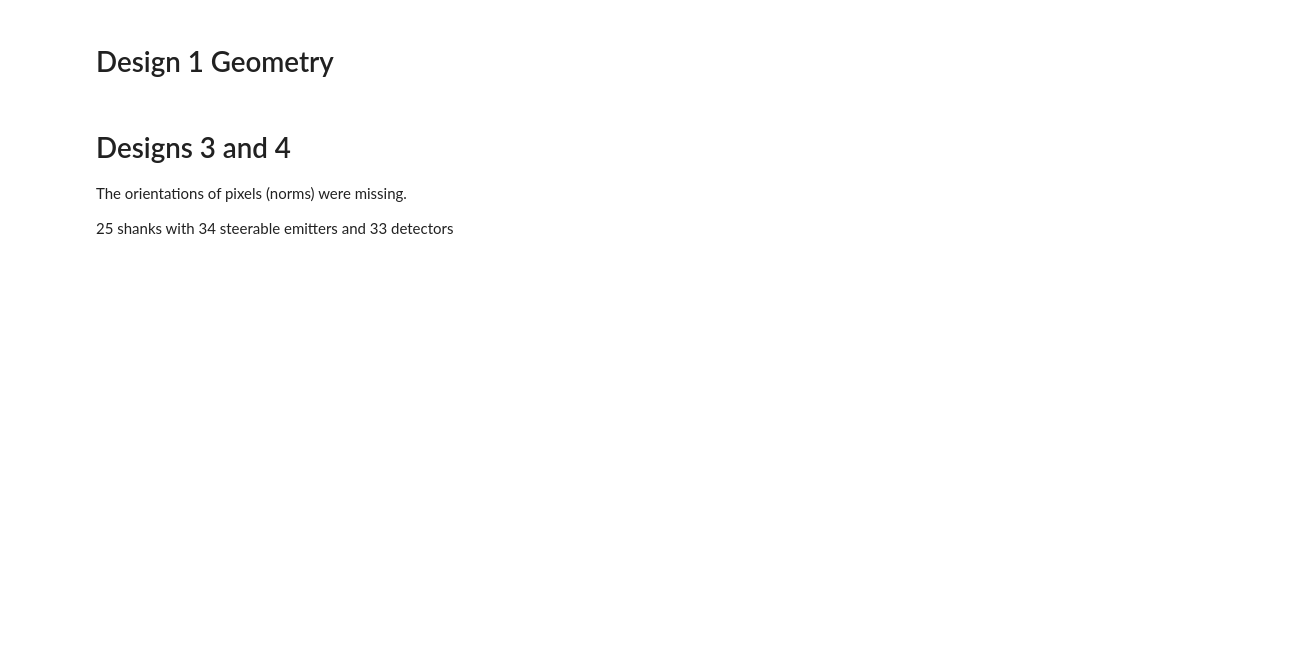
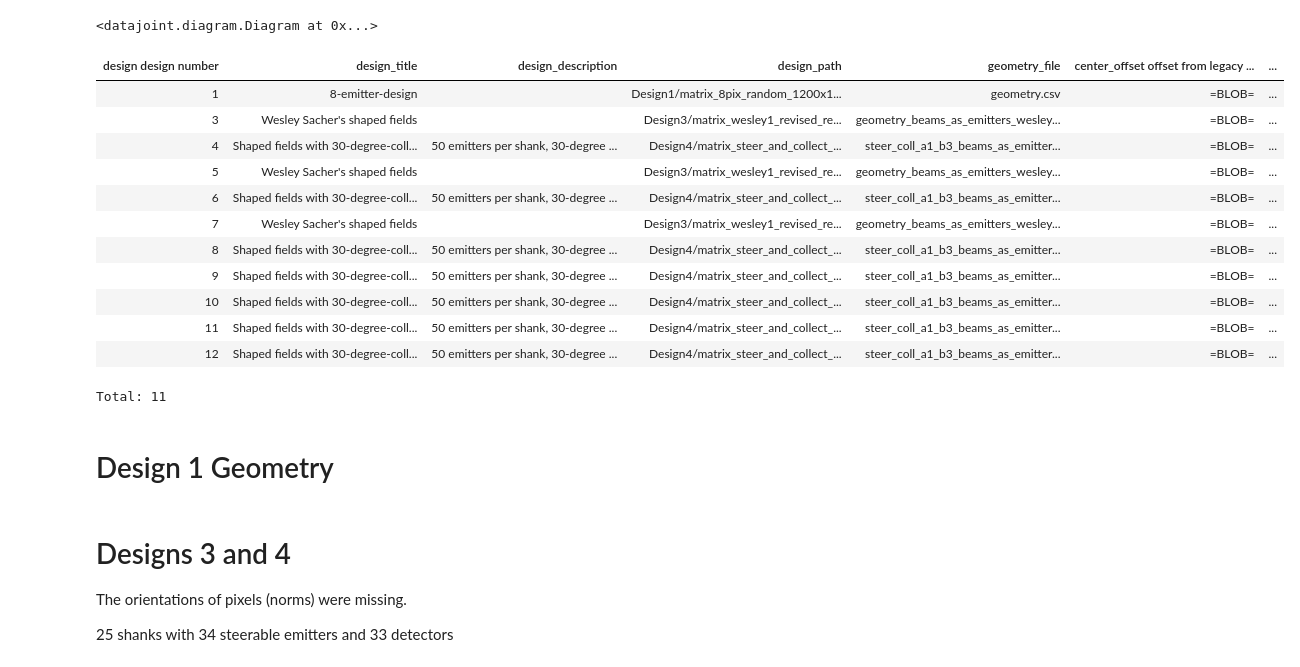
Before and after one commit to datajoint-company/neurophotonics, a Jupyter notebook: notebooks/Design.ipynb, the cells around one changed output. Drawn from its saved outputs; the diff is of its cells as text; code cells hidden in the pictures; blank space fills up the shorter version.

```diff
--- a/notebooks/Design.ipynb
+++ b/notebooks/Design.ipynb
@@ -18,3 +16,23 @@ Sample()
+# %%
+dj.Diagram(schema)
+# %% [output]
+<datajoint.diagram.Diagram at 0x...>
+# %%
+Design()
+# %% [output]
+| design design number | design_title | design_description | design_path | geometry_file | center_offset offset from legacy ... | ... |
+| 1 | 8-emitter-design |  | Design1/matrix_8pix_random_1200x1... | geometry.csv | =BLOB= | ... |
+| 3 | Wesley Sacher's shaped fields |  | Design3/matrix_wesley1_revised_re... | geometry_beams_as_emitters_wesley... | =BLOB= | ... |
+| 4 | Shaped fields with 30-degree-coll... | 50 emitters per shank, 30-degree ... | Design4/matrix_steer_and_collect_... | steer_coll_a1_b3_beams_as_emitter... | =BLOB= | ... |
+| 5 | Wesley Sacher's shaped fields |  | Design3/matrix_wesley1_revised_re... | geometry_beams_as_emitters_wesley... | =BLOB= | ... |
+| 6 | Shaped fields with 30-degree-coll... | 50 emitters per shank, 30-degree ... | Design4/matrix_steer_and_collect_... | steer_coll_a1_b3_beams_as_emitter... | =BLOB= | ... |
+| 7 | Wesley Sacher's shaped fields |  | Design3/matrix_wesley1_revised_re... | geometry_beams_as_emitters_wesley... | =BLOB= | ... |
+| 8 | Shaped fields with 30-degree-coll... | 50 emitters per shank, 30-degree ... | Design4/matrix_steer_and_collect_... | steer_coll_a1_b3_beams_as_emitter... | =BLOB= | ... |
+| 9 | Shaped fields with 30-degree-coll... | 50 emitters per shank, 30-degree ... | Design4/matrix_steer_and_collect_... | steer_coll_a1_b3_beams_as_emitter... | =BLOB= | ... |
+| 10 | Shaped fields with 30-degree-coll... | 50 emitters per shank, 30-degree ... | Design4/matrix_steer_and_collect_... | steer_coll_a1_b3_beams_as_emitter... | =BLOB= | ... |
+| 11 | Shaped fields with 30-degree-coll... | 50 emitters per shank, 30-degree ... | Design4/matrix_steer_and_collect_... | steer_coll_a1_b3_beams_as_emitter... | =BLOB= | ... |
+| 12 | Shaped fields with 30-degree-coll... | 50 emitters per shank, 30-degree ... | Design4/matrix_steer_and_collect_... | steer_coll_a1_b3_beams_as_emitter... | =BLOB= | ... |
+Total: 11
 # %%
 Geometry.populate(display_progress=True)
 # %%
```
Also changed, not shown: parts of 3 cells of this notebook, 2 other files.
